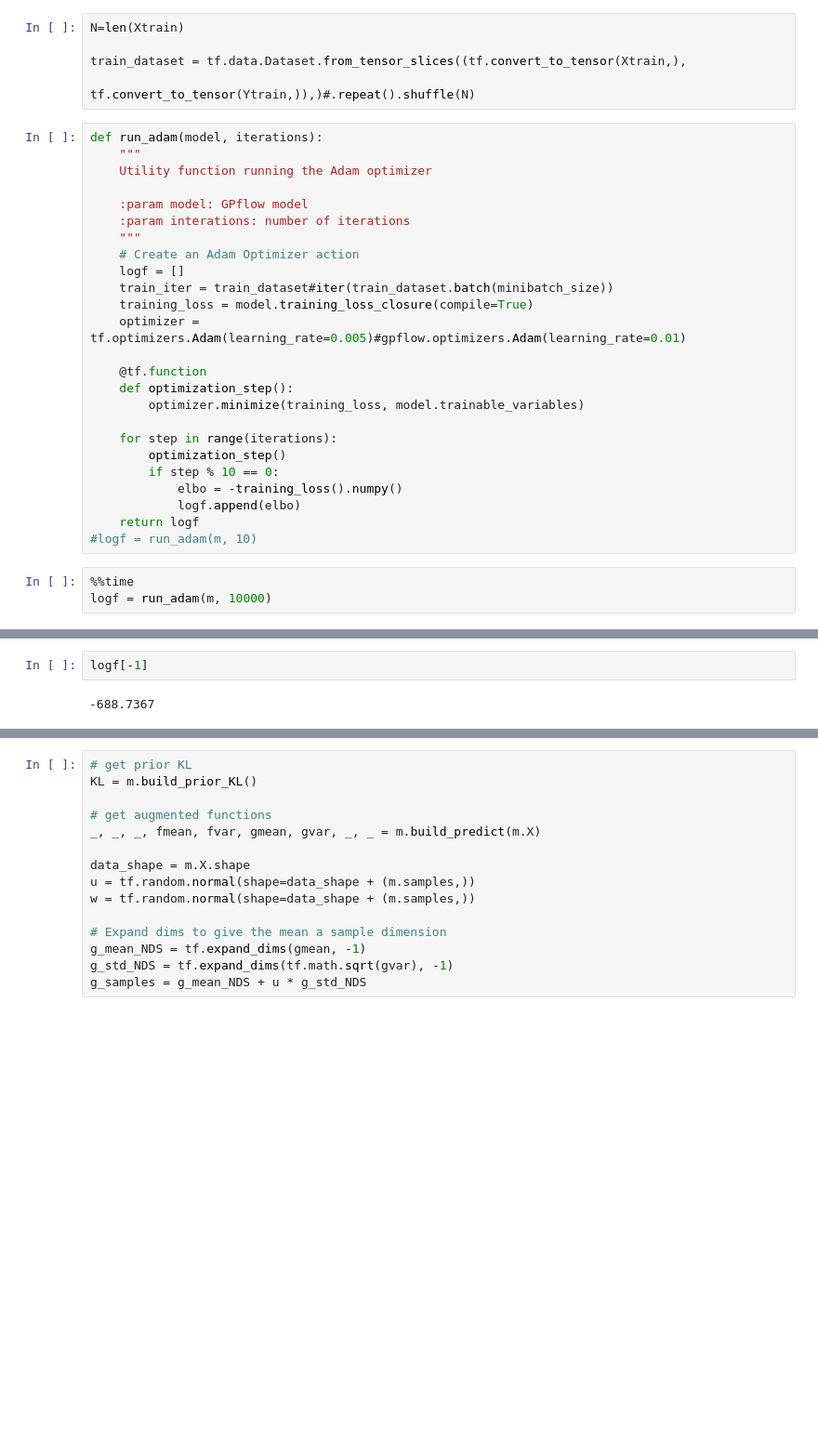
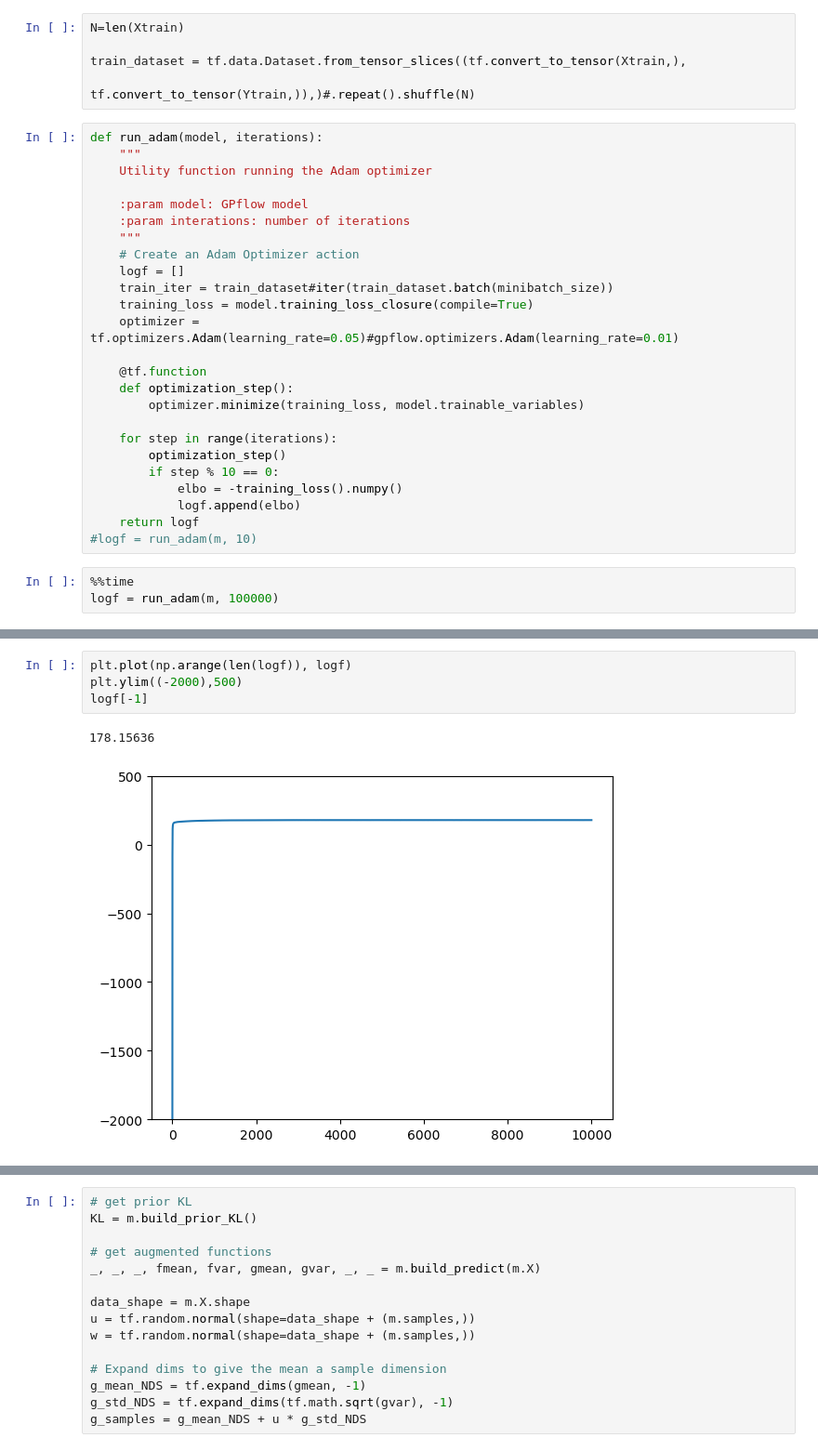
Before and after one commit to kheuton/zero-inflated-gp, a Jupyter notebook: Optimize MC Poi.ipynb, the cells around one changed output, grey strips where cells are left out. Shown: that part at 93% size. Drawn from its saved outputs; the diff is of its cells as text; blank space fills up the shorter version.

```diff
--- a/Optimize MC Poi.ipynb
+++ b/Optimize MC Poi.ipynb
@@ -107,7 +122,7 @@ def run_adam(model, iterations):
     logf = []
     train_iter = train_dataset#iter(train_dataset.batch(minibatch_size))
     training_loss = model.training_loss_closure(compile=True)
-    optimizer = tf.optimizers.Adam(learning_rate=0.005)#gpflow.optimizers.Adam(learning_rate=0.01)
+    optimizer = tf.optimizers.Adam(learning_rate=0.05)#gpflow.optimizers.Adam(learning_rate=0.01)
 
     @tf.function
     def optimization_step():
@@ -122,5 +137,5 @@ def run_adam(model, iterations):
 #logf = run_adam(m, 10)
 # %%
 %%time
-logf = run_adam(m, 10000)
+logf = run_adam(m, 100000)
 # %% [output]
@@ -129,7 +144,10 @@ Wall time: 22.9 s
 # %%
+plt.plot(np.arange(len(logf)), logf)
+plt.ylim((-2000),500)
 logf[-1]
 # %% [output]
--688.7367
+178.15636
+[figure, added]
 # %%
 PlotOnOff1D(m, softplus=True)
 # %% [output]
```
Also changed, not shown: parts of 12 cells of this notebook, 2 other files.
